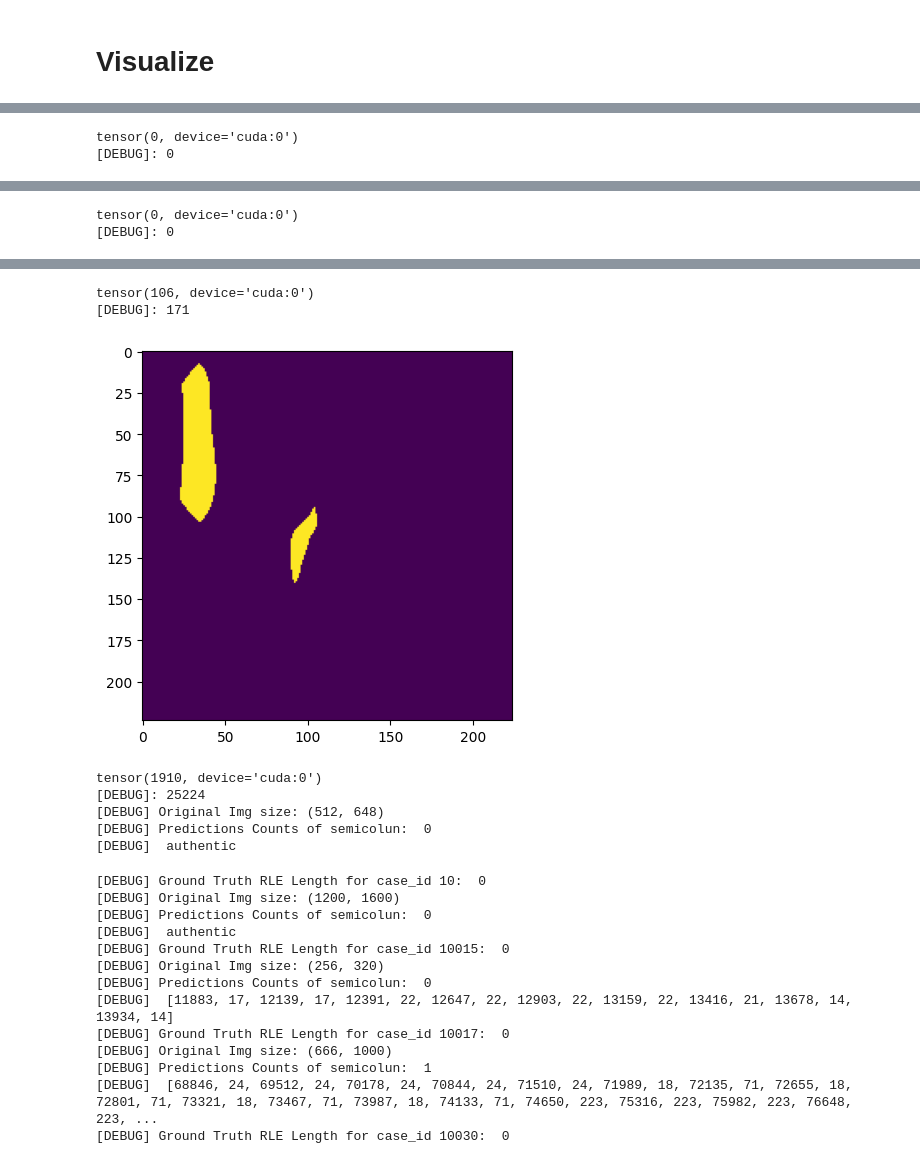
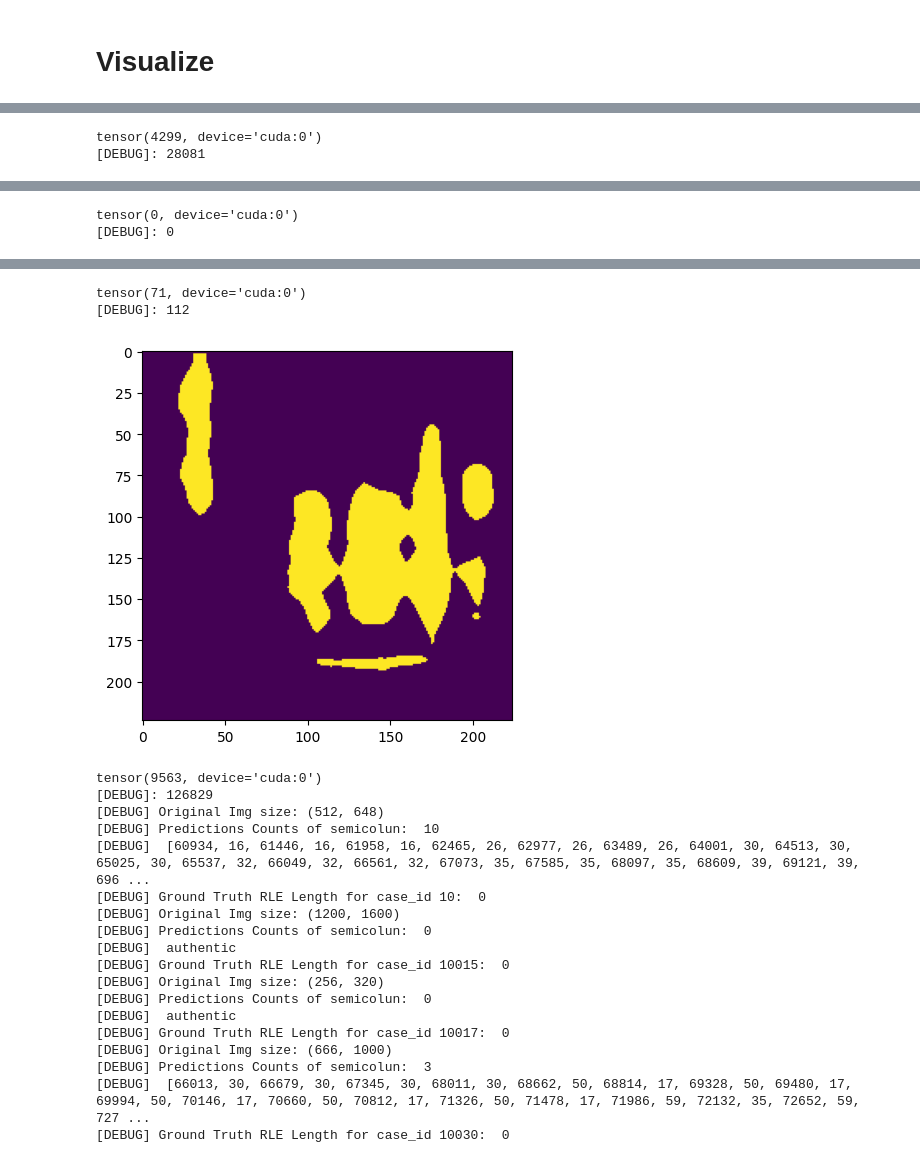
Before and after one commit to sdsdsdsdaf/Recod.ai, a Jupyter notebook: Recod_ai.ipynb, the cells around one changed output, grey strips where cells are left out. Cells and saved outputs as stored; diff of their text form; code cells hidden in the pictures.

```diff
--- a/Recod_ai.ipynb
+++ b/Recod_ai.ipynb
@@ -1071,11 +1076,10 @@ TEST_DIR = os.path.join(COMP_DIR, "test_images")
 TRAIN_DIR = os.path.join(COMP_DIR, "train_images")
 BASE_PATH = r"Weights"
 BEST_FOLD_PATH = os.path.join("FOLD1", "best1.pth")
-# MODEL_PATH = os.path.join(BASE_PATH, BEST_FOLD_PATH)
-# model_path_list = [os.path.join(BASE_PATH, f"FOLD{i}/best1.pth") for i in range(1,4)]
+MODEL_PATH = os.path.join(BASE_PATH, BEST_FOLD_PATH)
+model_path_list = [os.path.join(BASE_PATH, f"FOLD{i}/best1.pth") for i in range(1,2)]
 
-MODEL_PATH = "best_dino_segmentation.pth"
-model_path_list = [MODEL_PATH]
+
 
 # Output
 OUT_DIR = "/kaggle/working"
@@ -1558,6 +1598,8 @@ if __name__ == "__main__":
         low_conf_max_prob=LOW_CONF_MAX_PROB,
         low_conf_min_pixel=LOW_CONF_MIN_PIXEL,
         scaler=None,
+        train_transform=train_transform,
+        test_transform=test_transform
     )
 
     #Create submission
@@ -1708,7 +1755,7 @@ print(hist)
 # %%
 import matplotlib.pyplot as plt
 
-predictions = predict(model, paths['train_forged'], weight_path_list=model_path_list, test_path_file_list=None, device=DEVICE, img_size=IMG_SIZE, max_size=4)
+predictions = predict(model, paths['train_forged'], weight_path_list=model_path_list, test_path_file_list=None, device=DEVICE, img_size=IMG_SIZE, max_size=4, train_transform=train_transform, test_transform=test_transform)
 sample_ids = predictions['case_id'][:4]
 
 fig, axes = plt.subplots(2, 2, figsize=(12, 12))
@@ -1784,5 +1831,5 @@ plt.show()
-tensor(0, device='cuda:0')
-[DEBUG]: 0
+tensor(4299, device='cuda:0')
+[DEBUG]: 28081
 [figure]
 tensor(0, device='cuda:0')
 [DEBUG]: 0
@@ -1790,21 +1837,21 @@ tensor(0, device='cuda:0')
-tensor(106, device='cuda:0')
-[DEBUG]: 171
+tensor(71, device='cuda:0')
+[DEBUG]: 112
-[figure, old version]
+[figure, new version]
-tensor(1910, device='cuda:0')
-[DEBUG]: 25224
+tensor(9563, device='cuda:0')
+[DEBUG]: 126829
 [DEBUG] Original Img size: (512, 648)
+[DEBUG] Predictions Counts of semicolun:  10
+[DEBUG]  [60934, 16, 61446, 16, 61958, 16, 62465, 26, 62977, 26, 63489, 26, 64001, 30, 64513, 30, 65025, 30, 65537, 32, 66049, 32, 66561, 32, 67073, 35, 67585, 35, 68097, 35, 68609, 39, 69121, 39, 696 ...
+[DEBUG] Ground Truth RLE Length for case_id 10:  0
+[DEBUG] Original Img size: (1200, 1600)
 [DEBUG] Predictions Counts of semicolun:  0
 [DEBUG]  authentic
+[DEBUG] Ground Truth RLE Length for case_id 10015:  0
+[DEBUG] Original Img size: (256, 320)
+[DEBUG] Predictions Counts of semicolun:  0
+[DEBUG]  authentic
+[DEBUG] Ground Truth RLE Length for case_id 10017:  0
+[DEBUG] Original Img size: (666, 1000)
+[DEBUG] Predictions Counts of semicolun:  3
+[DEBUG]  [66013, 30, 66679, 30, 67345, 30, 68011, 30, 68662, 50, 68814, 17, 69328, 50, 69480, 17, 69994, 50, 70146, 17, 70660, 50, 70812, 17, 71326, 50, 71478, 17, 71986, 59, 72132, 35, 72652, 59, 727 ...
+[DEBUG] Ground Truth RLE Length for case_id 10030:  0
-[DEBUG] Ground Truth RLE Length for case_id 10:  0
-[DEBUG] Original Img size: (1200, 1600)
-[DEBUG] Predictions Counts of semicolun:  0
-[DEBUG]  authentic
-[DEBUG] Ground Truth RLE Length for case_id 10015:  0
-[DEBUG] Original Img size: (256, 320)
-[DEBUG] Predictions Counts of semicolun:  0
-[DEBUG]  [11883, 17, 12139, 17, 12391, 22, 12647, 22, 12903, 22, 13159, 22, 13416, 21, 13678, 14, 13934, 14]
-[DEBUG] Ground Truth RLE Length for case_id 10017:  0
-[DEBUG] Original Img size: (666, 1000)
-[DEBUG] Predictions Counts of semicolun:  1
-[DEBUG]  [68846, 24, 69512, 24, 70178, 24, 70844, 24, 71510, 24, 71989, 18, 72135, 71, 72655, 18, 72801, 71, 73321, 18, 73467, 71, 73987, 18, 74133, 71, 74650, 223, 75316, 223, 75982, 223, 76648, 223, ...
-[DEBUG] Ground Truth RLE Length for case_id 10030:  0
```
Also changed, not shown: parts of 9 cells of this notebook, 2 other files.
